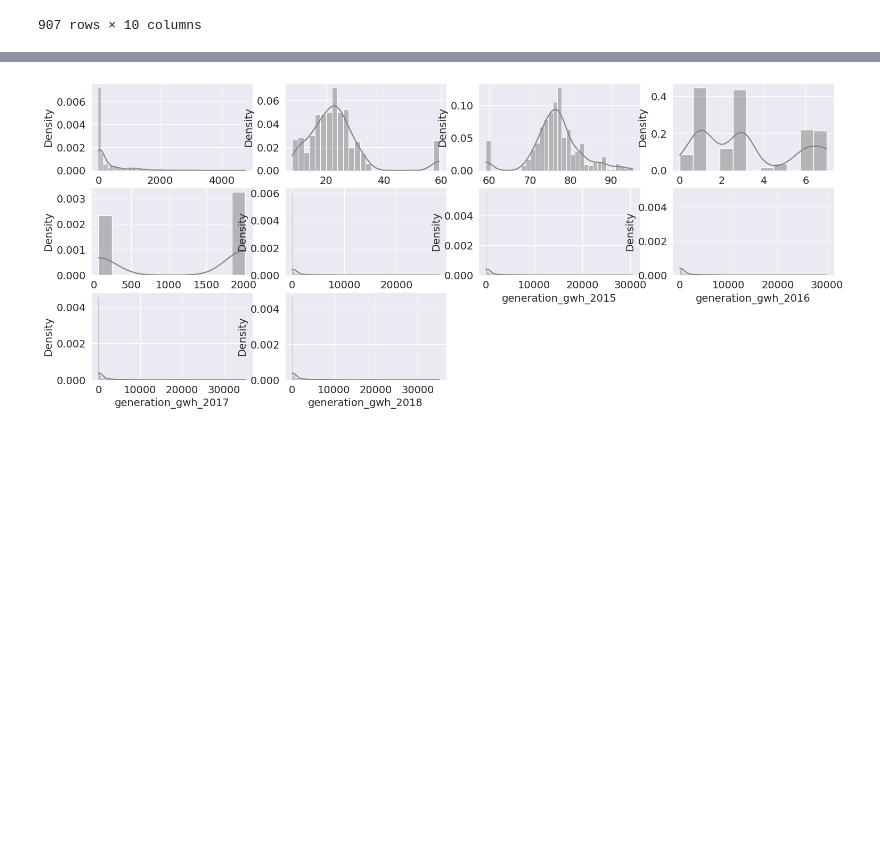
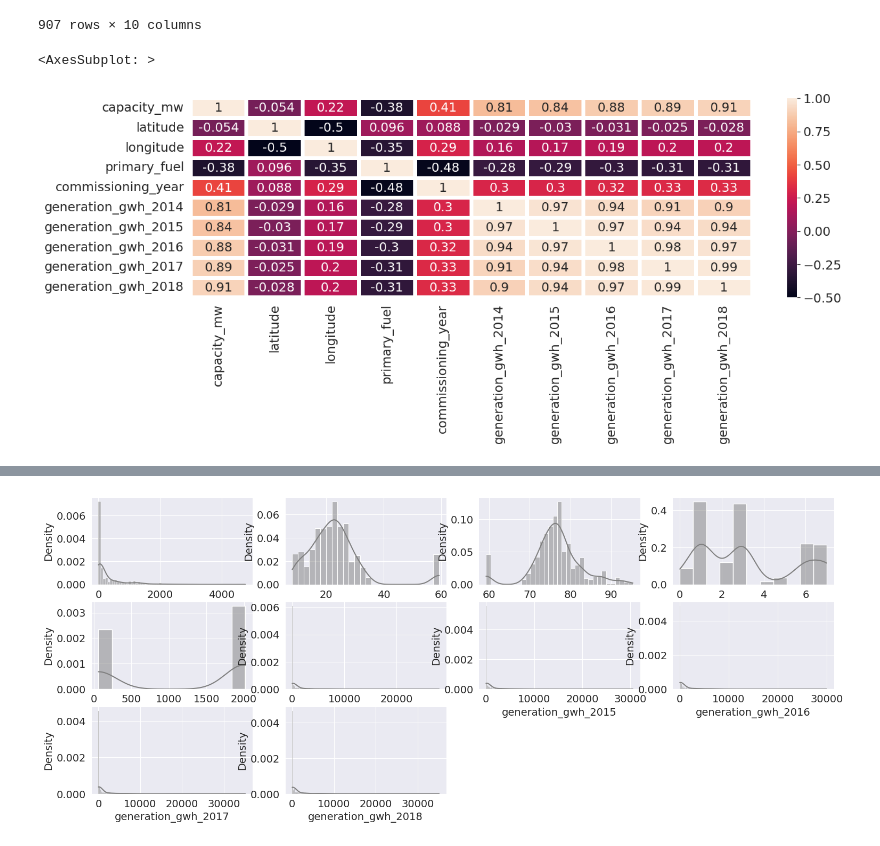
Before and after one commit to ChinarVyas/Evaluation-Projects, a Jupyter notebook: Phase:II/Global_Power_Plant_Database.ipynb, the cells around one changed output, grey strips where cells are left out. Drawn from its saved outputs; the diff is of its cells as text; code cells hidden in the pictures; blank space fills up the shorter version.

```diff
--- a/Phase:II/Global_Power_Plant_Database.ipynb
+++ b/Phase:II/Global_Power_Plant_Database.ipynb
@@ -325,3 +337,8 @@ gpp1
 | 905 | 80.0 | 24.3500 | 73.7477 | 1 | 59.2 | 59.200000 | ... |
 | 906 | 16.5 | 9.9344 | 77.4768 | 7 | 59.2 | 59.200000 | ... |
 907 rows × 10 columns
+# %%
+sns.heatmap(gpp1.corr(),annot=True, linewidth=3)
+# %% [output]
+<AxesSubplot: >
+[figure, added]
```
Also changed, not shown: parts of 26 cells of this notebook.
